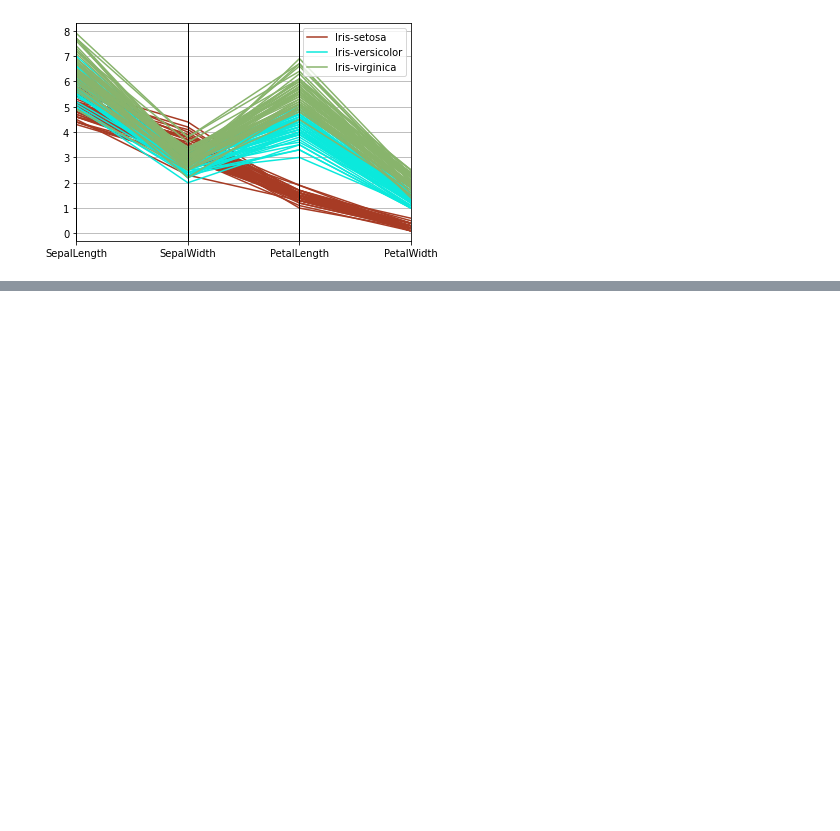
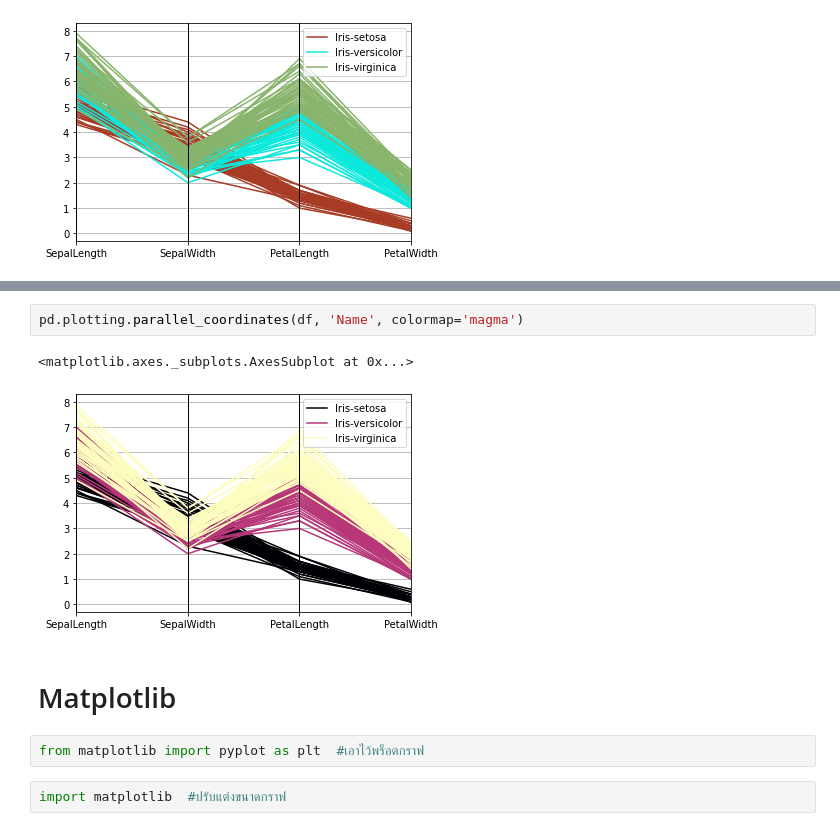
Before and after one commit to Ninkrn/BasicProg_Dataviz65, a Jupyter notebook: DataViz01_Table_Data.ipynb, the cells around one changed output, grey strips where cells are left out. Cells and saved outputs as stored; diff of their text form; blank space fills up the shorter version.

Commit message:
Visualize Table

```diff
--- a/DataViz01_Table_Data.ipynb
+++ b/DataViz01_Table_Data.ipynb
@@ -70,0 +75,11 @@ pd.plotting.parallel_coordinates(df, 'Name', color=['#A73B24', '#0BE9DC', '#88B4
+# %%
+pd.plotting.parallel_coordinates(df, 'Name', colormap='magma')
+# %% [output]
+<matplotlib.axes._subplots.AxesSubplot at 0x...>
+[figure, added]
+# %% [markdown]
+# Matplotlib
+# %%
+from matplotlib import pyplot as plt  #เอาไว้พร็อตกราฟ
+# %%
+import matplotlib  #ปรับแต่งขนาดกราฟ
```
Also changed, not shown: parts of 10 cells of this notebook.
